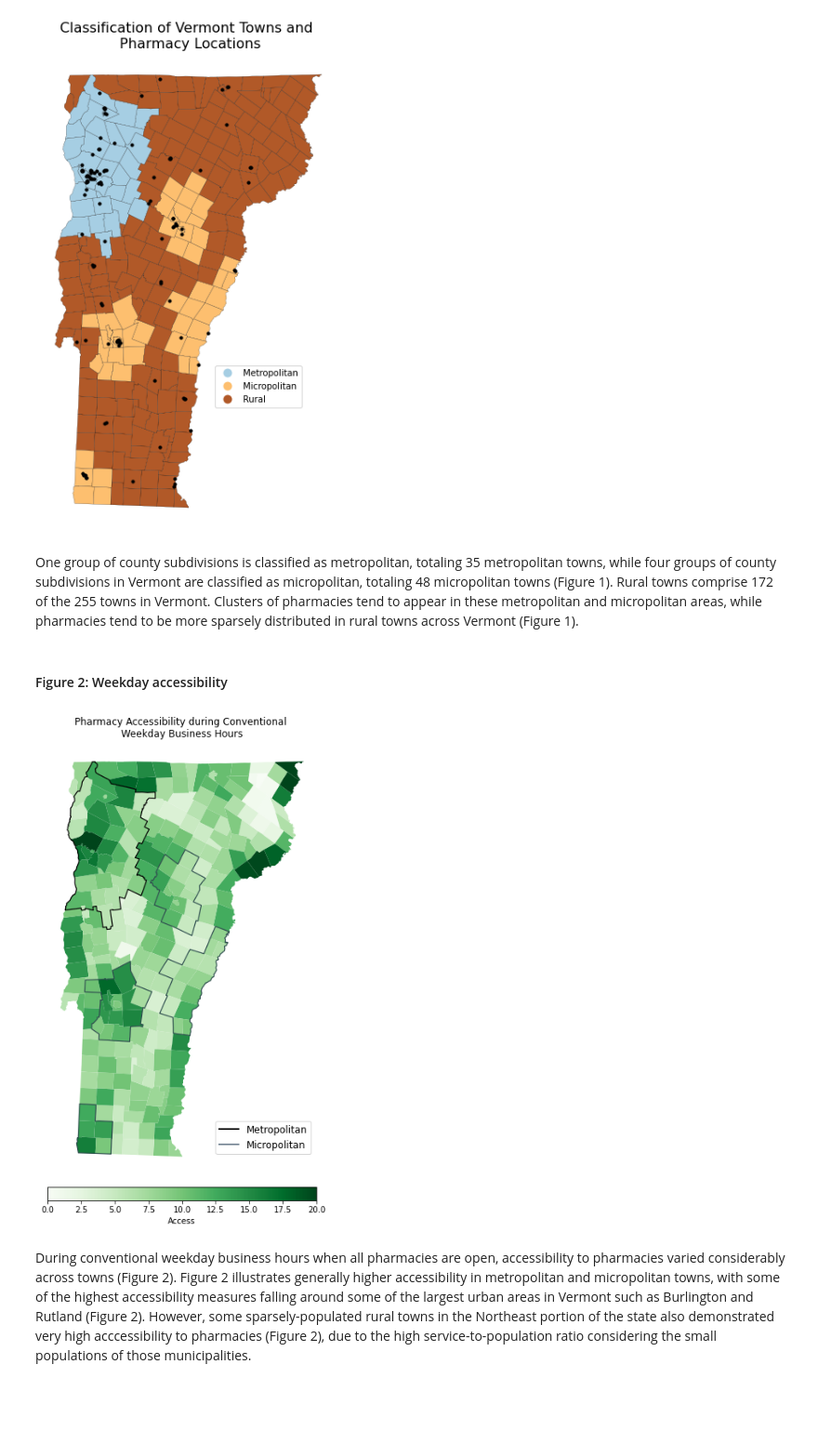
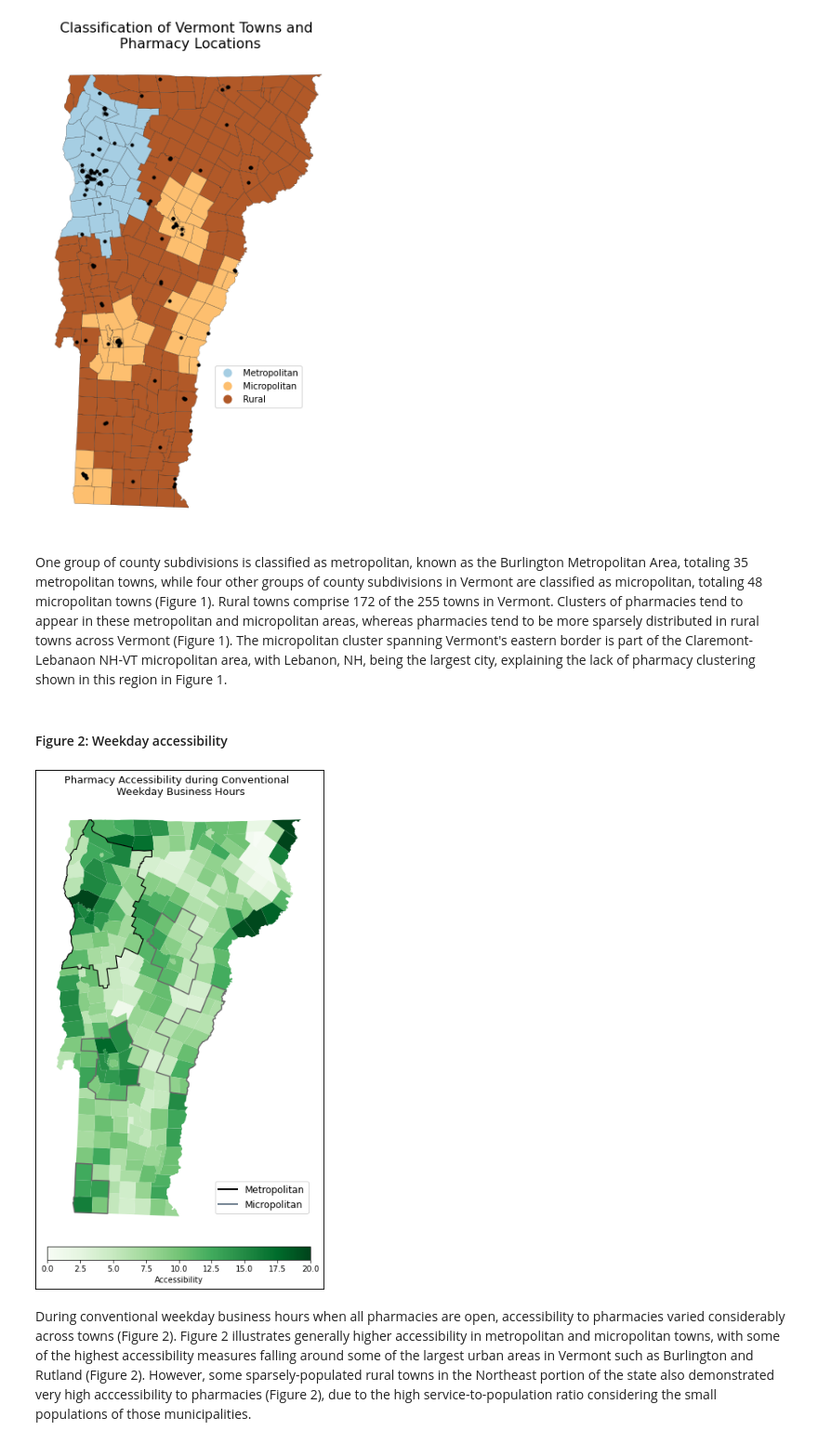
Before and after one commit to samroubin/VTPharmacy, a Jupyter notebook: procedure/code/01_Pharmacy_Accessibility.ipynb, the cells around one changed output. Shown at 93% size. Cells and saved outputs as stored; diff of their text form; code cells hidden in the pictures; blank space fills up the shorter version.

```diff
--- a/procedure/code/01_Pharmacy_Accessibility.ipynb
+++ b/procedure/code/01_Pharmacy_Accessibility.ipynb
@@ -870,46 +876,57 @@ plt.show()
 172
 [figure]
 # %% [markdown]
-One group of county subdivisions is classified as metropolitan, totaling 35 metropolitan towns, while four groups of county subdivisions in Vermont are classified as micropolitan, totaling 48 micropolitan towns (Figure 1). Rural towns comprise 172 of the 255 towns in Vermont. Clusters of pharmacies tend to appear in these metropolitan and micropolitan areas, while pharmacies tend to be more sparsely distributed in rural towns across Vermont (Figure 1).
+One group of county subdivisions is classified as metropolitan, known as the Burlington Metropolitan Area, totaling 35 metropolitan towns, while four other groups of county subdivisions in Vermont are classified as micropolitan, totaling 48 micropolitan towns (Figure 1). Rural towns comprise 172 of the 255 towns in Vermont. Clusters of pharmacies tend to appear in these metropolitan and micropolitan areas, whereas pharmacies tend to be more sparsely distributed in rural towns across Vermont (Figure 1). The micropolitan cluster spanning Vermont's eastern border is part of the Claremont-Lebanaon NH-VT micropolitan area, with Lebanon, NH, being the largest city, explaining the lack of pharmacy clustering shown in this region in Figure 1.
 # %% [markdown]
 #### Figure 2: Weekday accessibility
 # %%
 metropolitan_df = mapping_df[mapping_df['necta'] == 'Metropolitan']
 micropolitan_df = mapping_df[mapping_df['necta'] == 'Micropolitan']
 
 # Dissolve the geometries for each group to merge adjacent polygons
 metropolitan_boundary = metropolitan_df.dissolve(by='necta')['geometry'].boundary
 micropolitan_boundary = micropolitan_df.dissolve(by='necta')['geometry'].boundary
 
 # Plot the map of weekday pharmacy accessibility
 fig, ax = plt.subplots(figsize=(12, 12))
-mapping_df.plot(column='access_w', cmap='Greens', legend = False, legend_kwds={'label':'Access','orientation': 'vertical'}, ax=ax, vmax=20)
+mapping_df.plot(column='access_w', cmap='Greens', legend = False, legend_kwds={'label':'Accessibility','orientation': 'vertical'}, ax=ax, vmax=20)
 
 # Plot only the merged exterior boundaries of the 'Metropolitan NECTA' group
 metropolitan_boundary.plot(ax=ax, color='black', linewidth=1.2)
 
 # Plot only the merged exterior boundaries of the 'Micropolitan NECTA' group
-micropolitan_boundary.plot(ax=ax, color='darkslategrey', linewidth=1.2)
+micropolitan_boundary.plot(ax=ax, color='dimgrey', linewidth=1.5)
 
 legend_elements = [
     Line2D([0], [0], color='black', lw=2, label='Metropolitan'),
     Line2D([0], [0], color='slategrey', lw=2, label='Micropolitan')
 ]
 ax.legend(handles=legend_elements, loc='lower right', fontsize=12, bbox_to_anchor=(1,.04))
 colorbar = plt.cm.ScalarMappable(cmap='Greens', norm=plt.Normalize(vmin=0, vmax=20))
-cbar = plt.colorbar(colorbar, shrink = .5, pad=.02, label = 'Access', location="bottom")
+#cbar = plt.colorbar(colorbar, shrink = .5, pad=.02, label = 'Access', location="bottom")
 
-#fig.patch.set_edgecolor('black') #Border
-#fig.patch.set_linewidth(2)
-#plt.subplots_adjust(right = .84)
+fig.patch.set_edgecolor('black') #Border
+fig.patch.set_linewidth(2)
+plt.subplots_adjust(right = .9, top = .9)
 
-plt.title('Pharmacy Accessibility during Conventional \n Weekday Business Hours ')
+cbar = plt.colorbar(colorbar, shrink = .5, pad=.02, label = 'Accessibility', location="bottom")
+
+#num_colors = 10
+#cmap = plt.cm.get_cmap('Greens', num_colors)
+#norm = Normalize(vmin=0, vmax=20)
+
+#colorbar = ScalarMappable(norm=norm, cmap=cmap)
+#cbar = plt.colorbar(colorbar, ticks=range(0, 20, 2), shrink=0.5, pad=0.02, label='Access', location="bottom")
+
+
+plt.title(label = 'Pharmacy Accessibility during Conventional \n Weekday Business Hours',
+          fontsize=13)
 plt.xlabel('Longitude')
 plt.ylabel('Latitude')
 plt.axis('off')
 plt.show()
 # %% [output]
-[figure, old version]
+[figure, new version]
 # %% [markdown]
 During conventional weekday business hours when all pharmacies are open, accessibility to pharmacies varied considerably across towns (Figure 2). Figure 2 illustrates generally higher accessibility in metropolitan and micropolitan towns, with some of the highest accessibility measures falling around some of the largest urban areas in Vermont such as Burlington and Rutland (Figure 2). However, some sparsely-populated rural towns in the Northeast portion of the state also demonstrated very high acccessibility to pharmacies (Figure 2), due to the high service-to-population ratio considering the small populations of those municipalities.
 # %%
```
Also changed, not shown: parts of 16 cells of this notebook.
